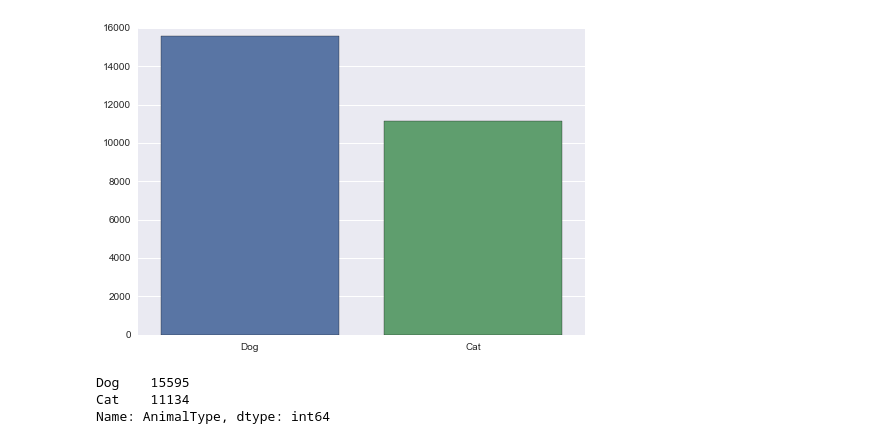
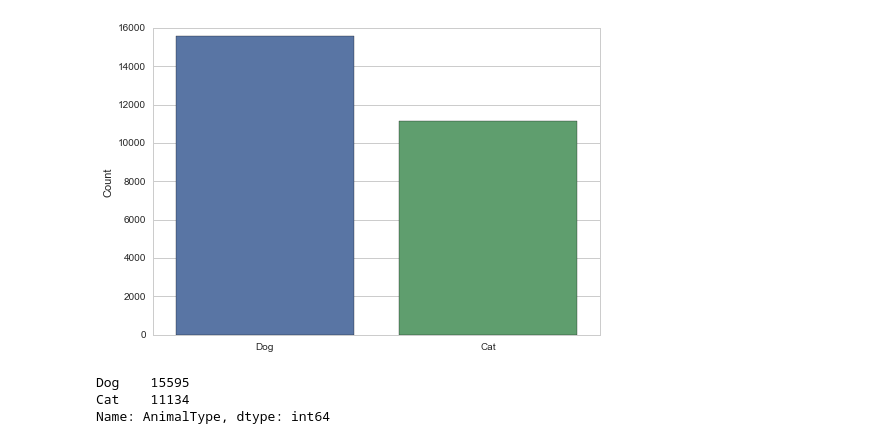
Before and after one commit to byted/ShelterAnimalOutcomeKaggle, a Jupyter notebook: simon/ML Animals.ipynb, the cells around one changed output. Saved outputs shown, nothing was run; the diff lists cells and outputs as text; code cells hidden in the pictures.

Commit message:
Now transparent

```diff
--- a/simon/ML Animals.ipynb
+++ b/simon/ML Animals.ipynb
@@ -9,11 +9,13 @@ import matplotlib.pyplot as plt
 train = pd.read_csv('../data/train.csv', delimiter=',')
 test = pd.read_csv('../data/test.csv', delimiter=',')
 # %%
+sns.set_style("whitegrid")
+#sns.set(rc={'axes.facecolor':(1, 1, 1, 0), 'figure.facecolor':(1, 1, 1, 0)})
 sns_plot=sns.countplot(train.AnimalType)
-sns_plot.set(xlabel= "", ylabel="")
-sns_plot.figure.savefig("animaltype.pdf")
+sns_plot.set(xlabel= "", ylabel="Count")
+sns_plot.figure.savefig("animaltype.pdf", transparent=True)
 # %% [output]
-[figure, old version]
+[figure, new version]
 # %%
 train.AnimalType.value_counts()
 # %% [output]
```
Also changed, not shown: parts of 3 cells of this notebook.
